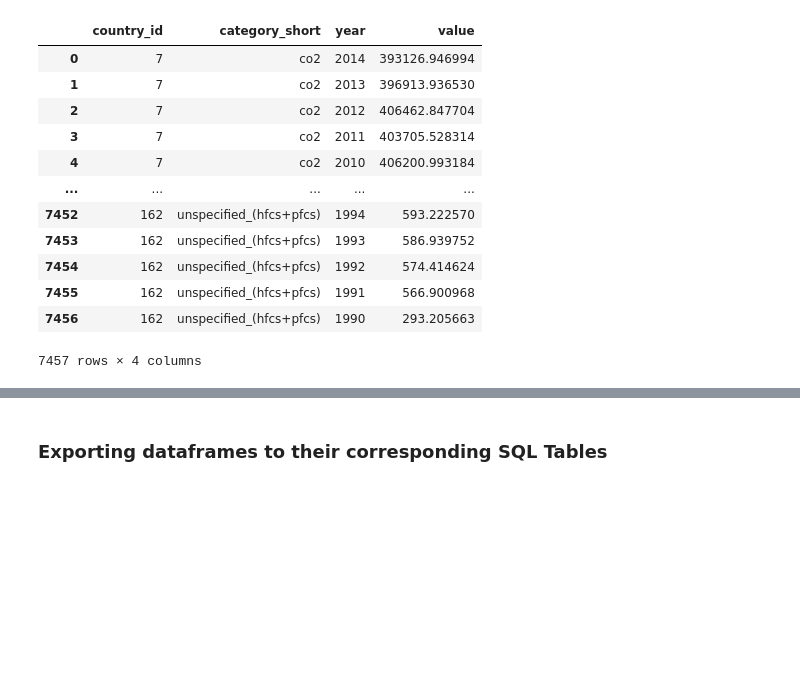
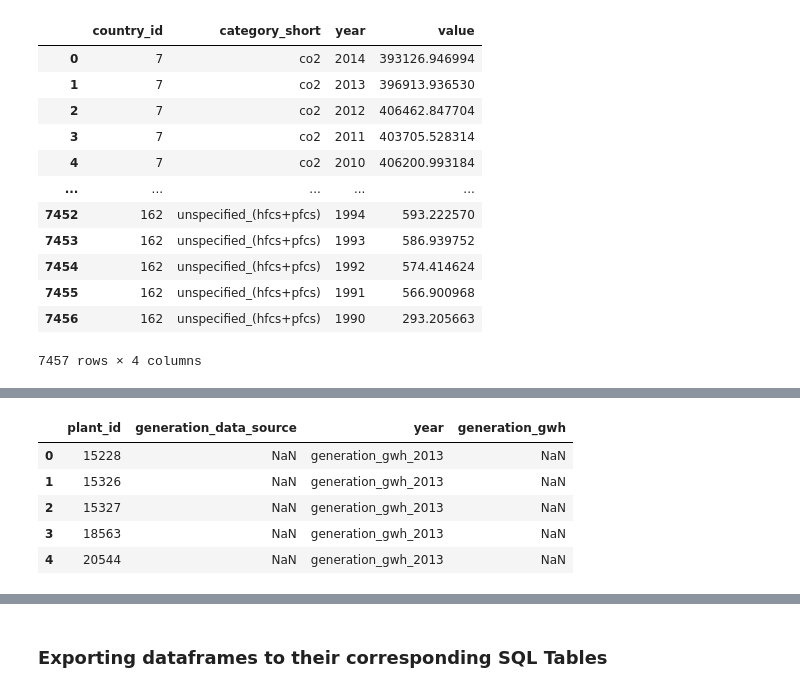
Before and after one commit to JacobTrevithick/Climate-Change-Visualizations, a Jupyter notebook: data_cleaning_pipeline.ipynb, the cells around one changed output, grey strips where cells are left out. Cells and saved outputs as stored; diff of their text form; code cells hidden in the pictures; blank space fills up the shorter version.

```diff
--- a/data_cleaning_pipeline.ipynb
+++ b/data_cleaning_pipeline.ipynb
@@ -475,0 +491,17 @@ greenhouse_gases_df
+# %%
+estimated_df = estimated_df.melt(id_vars=['plant_id'],
+                    var_name='year',
+                    value_name= 'estimated_generation_gwh')
+
+generated_df = generated_df.melt(id_vars=['plant_id', 'generation_data_source'],
+                    var_name='year',
+                    value_name= 'generation_gwh')
+
+generated_df.head()
+# %% [output]
+|  | plant_id | generation_data_source | year | generation_gwh |
+| 0 | 15228 | NaN | generation_gwh_2013 | NaN |
+| 1 | 15326 | NaN | generation_gwh_2013 | NaN |
+| 2 | 15327 | NaN | generation_gwh_2013 | NaN |
+| 3 | 18563 | NaN | generation_gwh_2013 | NaN |
+| 4 | 20544 | NaN | generation_gwh_2013 | NaN |
```
Also changed, not shown: parts of 14 cells of this notebook, 6 other files.
